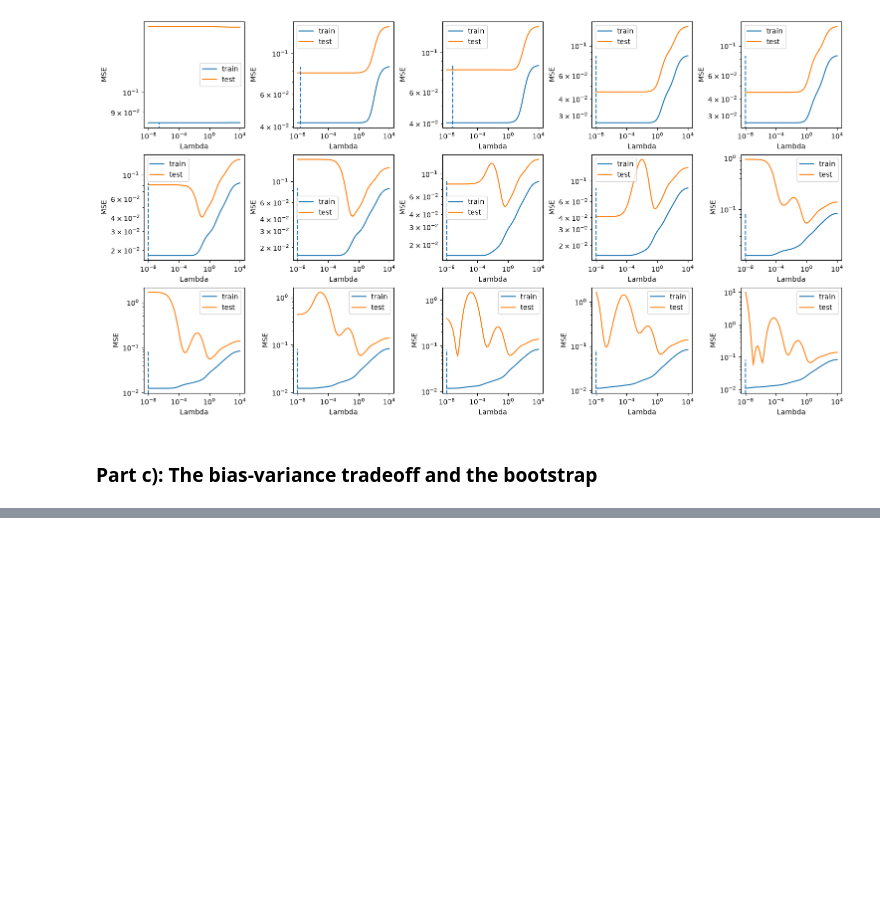
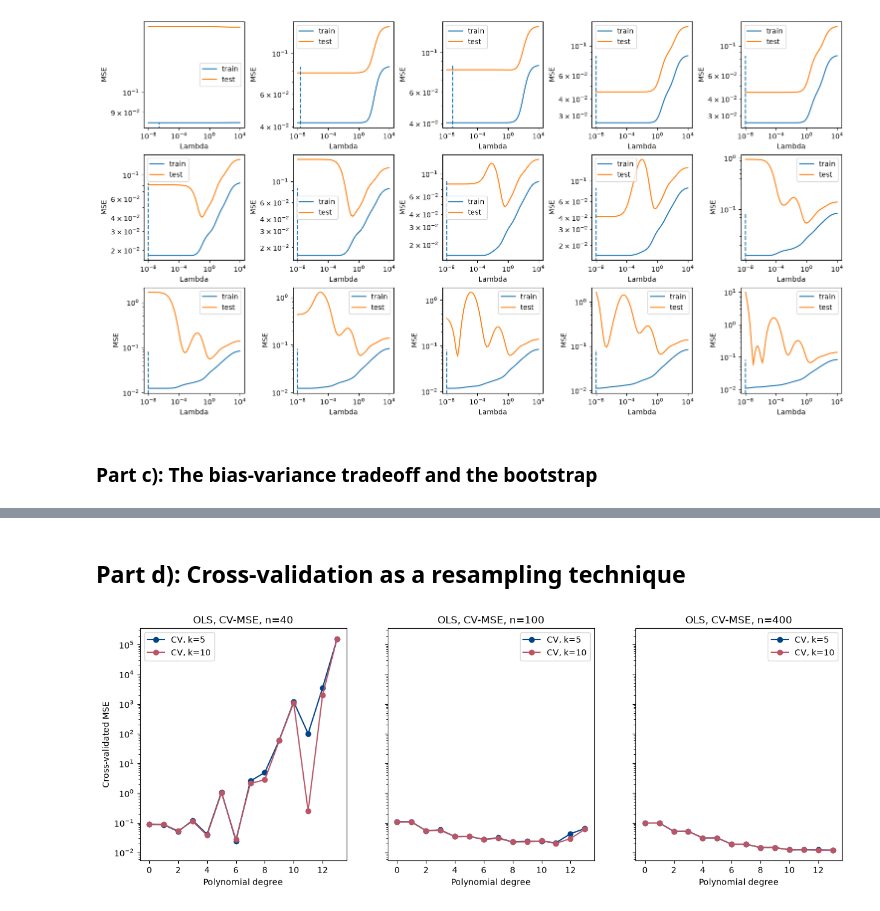
Before and after one commit to lukasMK01/FYS-STK4155, a Jupyter notebook: project_1/wip_project1.ipynb, the cells around one changed output, grey strips where cells are left out. Cells and saved outputs as stored; diff of their text form; code cells hidden in the pictures; blank space fills up the shorter version.

```diff
--- a/project_1/wip_project1.ipynb
+++ b/project_1/wip_project1.ipynb
@@ -313,0 +364,38 @@ TypeError: object of type 'int' has no len()
+# %% [markdown]
+## Part d): Cross-validation as a resampling technique
+# %%
+from sklearn.model_selection import KFold, cross_val_score
+
+def cv_mse_ols(x, y, degree_max, k, seed=2026):
+    """k-fold CV MSE for OLS, as a function of polynomial degree."""
+    kf = KFold(n_splits=k, shuffle=True, random_state=seed)
+    mse = np.zeros(degree_max)
+    for degree in range(degree_max):
+        pipe = make_pipeline(PolynomialFeatures(degree=degree),
+                              LinearRegression(fit_intercept=False))
+        scores = -cross_val_score(pipe, x, y, cv=kf,
+                                   scoring="neg_mean_squared_error")
+        mse[degree] = scores.mean()
+    return mse
+
+# Same n-values as the bootstrap sweep in part c)
+fig, ax = plt.subplots(1, 3, figsize=(15, 5), sharey=True)
+
+for i, n in enumerate((40, 100, 400)):
+    x_cv, y_cv, _, _ = generate_data(n=n, sigma=0.1, seed=2026)
+    x_cv = x_cv.reshape(-1, 1)
+
+    mse_k5  = cv_mse_ols(x_cv, y_cv, degree_max, k=5)
+    mse_k10 = cv_mse_ols(x_cv, y_cv, degree_max, k=10)
+
+    ax[i].plot(range(degree_max), mse_k5,  "o-", color="#004488", label="CV, k=5")
+    ax[i].plot(range(degree_max), mse_k10, "o-", color="#BB5566", label="CV, k=10")
+    ax[i].set_yscale("log")
+    ax[i].set_xlabel("Polynomial degree")
+    ax[i].set_title(f"OLS, CV-MSE, n={n}")
+    ax[i].legend()
+
+ax[0].set_ylabel("Cross-validated MSE")
+plt.show()
+# %% [output]
+[figure, added]
```
Also changed, not shown: parts of 6 cells of this notebook.
